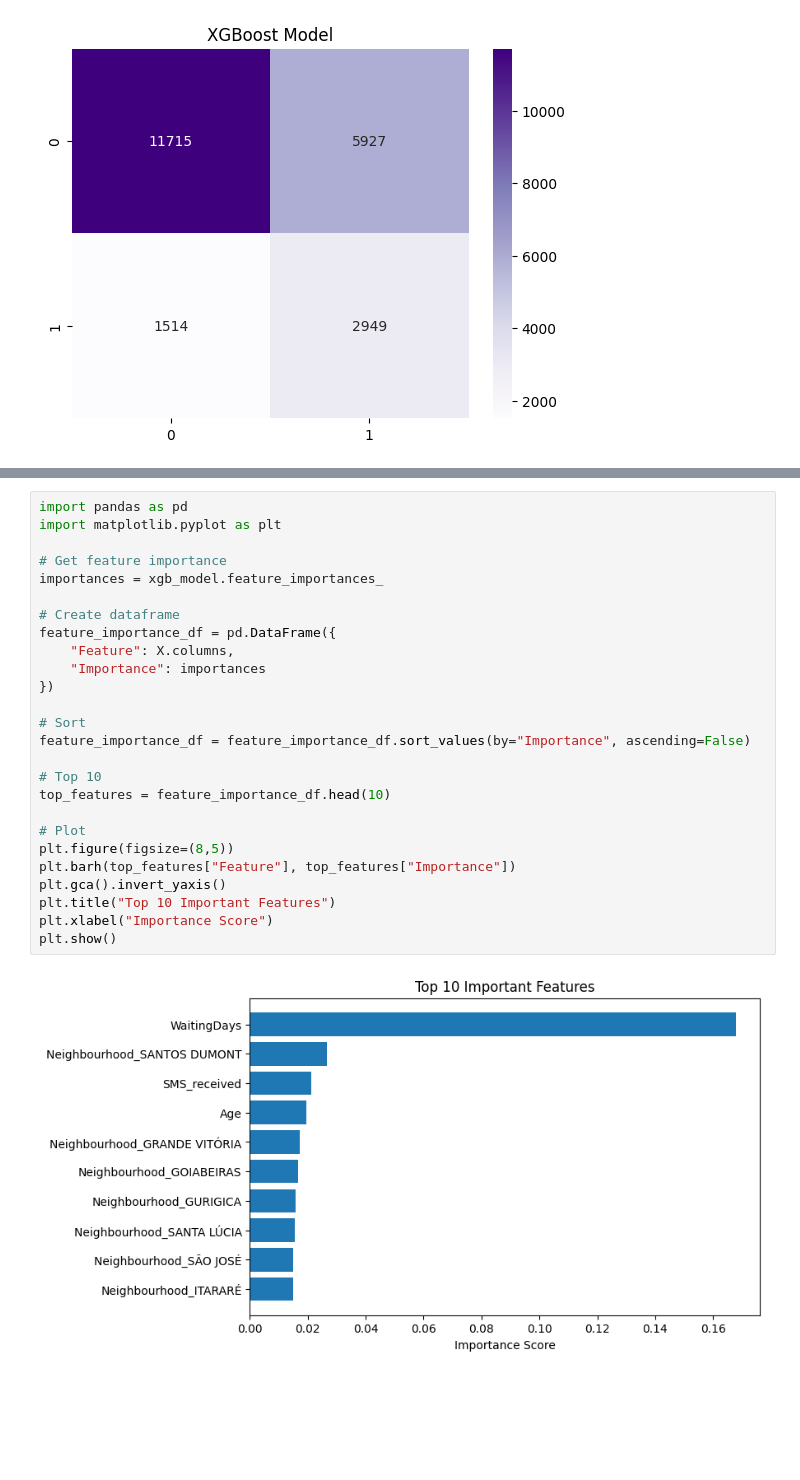
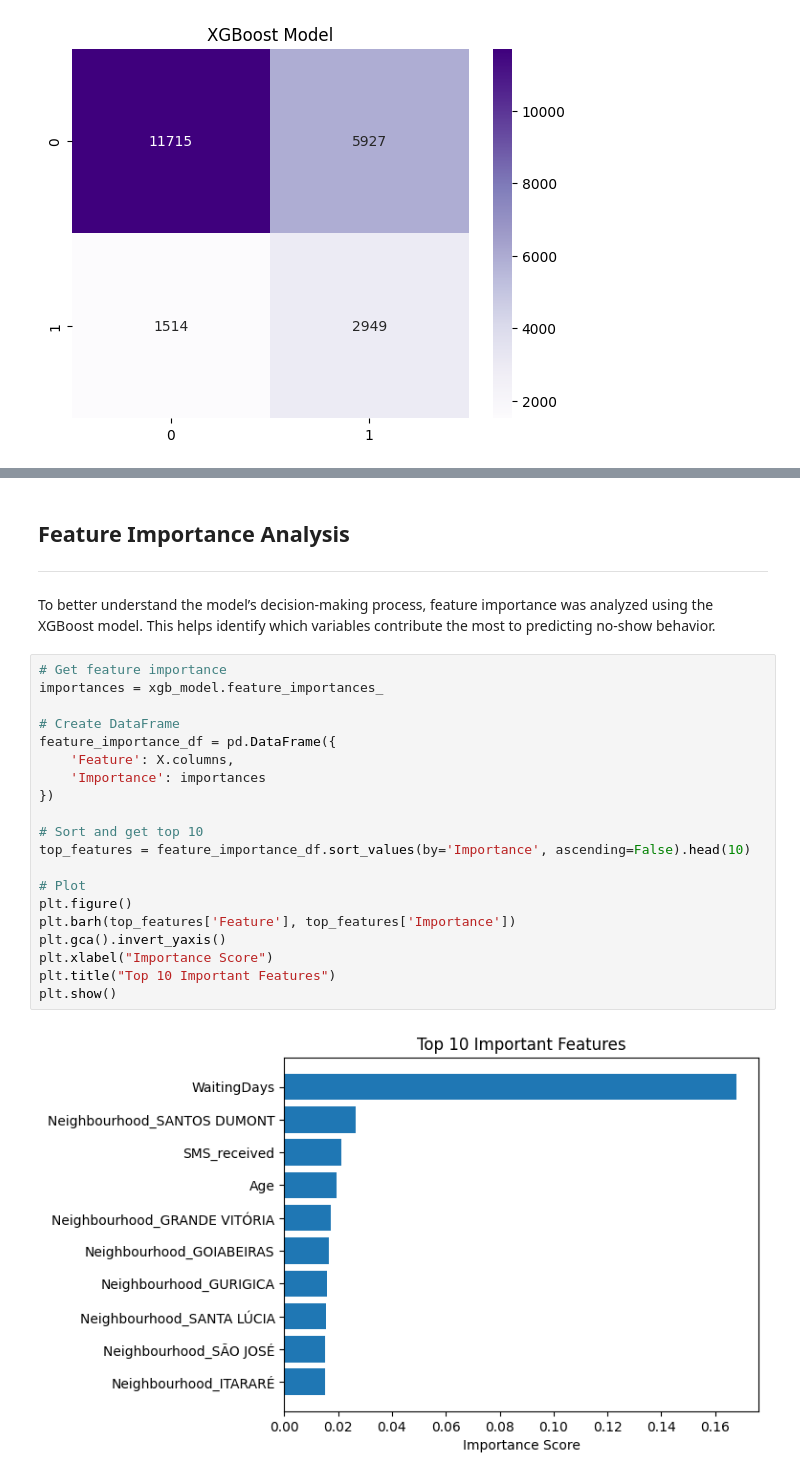
Before and after one commit to zeenah-bio/medical-appointment-no-show-prediction, a Jupyter notebook: NoShow_Project.ipynb, the cells around one changed output, grey strips where cells are left out. Cells and saved outputs as stored; diff of their text form; blank space fills up the shorter version.

```diff
--- a/NoShow_Project.ipynb
+++ b/NoShow_Project.ipynb
@@ -728,28 +832,30 @@ Therefore, XGBoost was selected as the final model, as it provides the most effe
+# %% [markdown]
+## Feature Importance Analysis
+
+---
+
+
+
+To better understand the model’s decision-making process, feature importance was analyzed using the XGBoost model. This helps identify which variables contribute the most to predicting no-show behavior.
 # %%
-import pandas as pd
-import matplotlib.pyplot as plt
-
 # Get feature importance
 importances = xgb_model.feature_importances_
 
-# Create dataframe
+# Create DataFrame
 feature_importance_df = pd.DataFrame({
-    "Feature": X.columns,
-    "Importance": importances
+    'Feature': X.columns,
+    'Importance': importances
 })
 
-# Sort
-feature_importance_df = feature_importance_df.sort_values(by="Importance", ascending=False)
-
-# Top 10
-top_features = feature_importance_df.head(10)
+# Sort and get top 10
+top_features = feature_importance_df.sort_values(by='Importance', ascending=False).head(10)
 
 # Plot
-plt.figure(figsize=(8,5))
-plt.barh(top_features["Feature"], top_features["Importance"])
+plt.figure()
+plt.barh(top_features['Feature'], top_features['Importance'])
 plt.gca().invert_yaxis()
+plt.xlabel("Importance Score")
 plt.title("Top 10 Important Features")
-plt.xlabel("Importance Score")
 plt.show()
 # %% [output]
-[figure, old version]
+[figure, new version]
```
Also changed, not shown: parts of 32 cells of this notebook.
